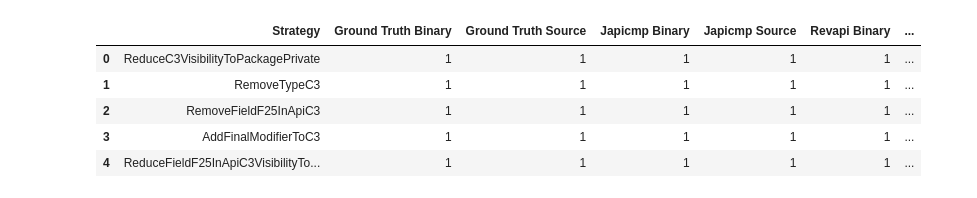
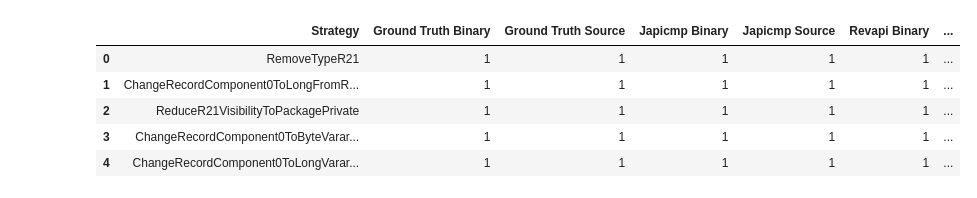
Before and after one commit to alien-tools/roseau, a Jupyter notebook: result/strategies.ipynb, the cells around one changed output. Saved outputs shown, nothing was run; the diff lists cells and outputs as text; code cells hidden in the pictures.

```diff
--- a/result/strategies.ipynb
+++ b/result/strategies.ipynb
@@ -2,16 +2,16 @@
 import pandas as pd
 import re
 # %%
-bench_data = pd.read_csv('results.csv')
+results_data = pd.read_csv('results.csv')
 
-bench_data.head()
+results_data.head()
 # %% [output]
 |  | Strategy | Ground Truth Binary | Ground Truth Source | Japicmp Binary | Japicmp Source | Revapi Binary | ... |
-| 0 | ReduceC3VisibilityToPackagePrivate | 1 | 1 | 1 | 1 | 1 | ... |
-| 1 | RemoveTypeC3 | 1 | 1 | 1 | 1 | 1 | ... |
-| 2 | RemoveFieldF25InApiC3 | 1 | 1 | 1 | 1 | 1 | ... |
-| 3 | AddFinalModifierToC3 | 1 | 1 | 1 | 1 | 1 | ... |
-| 4 | ReduceFieldF25InApiC3VisibilityTo... | 1 | 1 | 1 | 1 | 1 | ... |
+| 0 | RemoveTypeR21 | 1 | 1 | 1 | 1 | 1 | ... |
+| 1 | ChangeRecordComponent0ToLongFromR... | 1 | 1 | 1 | 1 | 1 | ... |
+| 2 | ReduceR21VisibilityToPackagePrivate | 1 | 1 | 1 | 1 | 1 | ... |
+| 3 | ChangeRecordComponent0ToByteVarar... | 1 | 1 | 1 | 1 | 1 | ... |
+| 4 | ChangeRecordComponent0ToLongVarar... | 1 | 1 | 1 | 1 | 1 | ... |
 # %%
 GROUND_TRUTH_KEY = 'Ground Truth'
 tools_analyzed = ['Japicmp', 'Revapi', 'Roseau']
```
Also changed, not shown: parts of 10 cells of this notebook, 8 other files.
